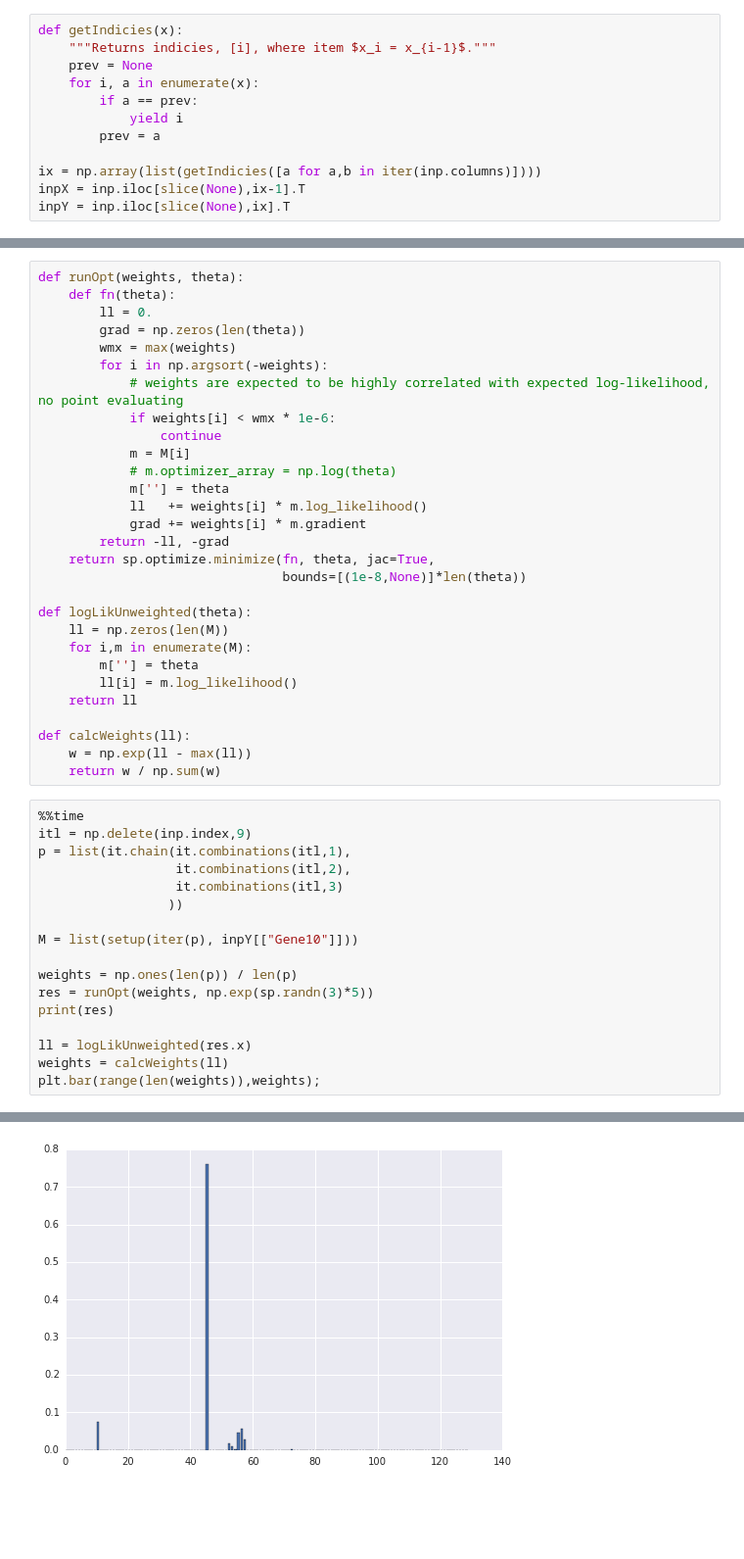
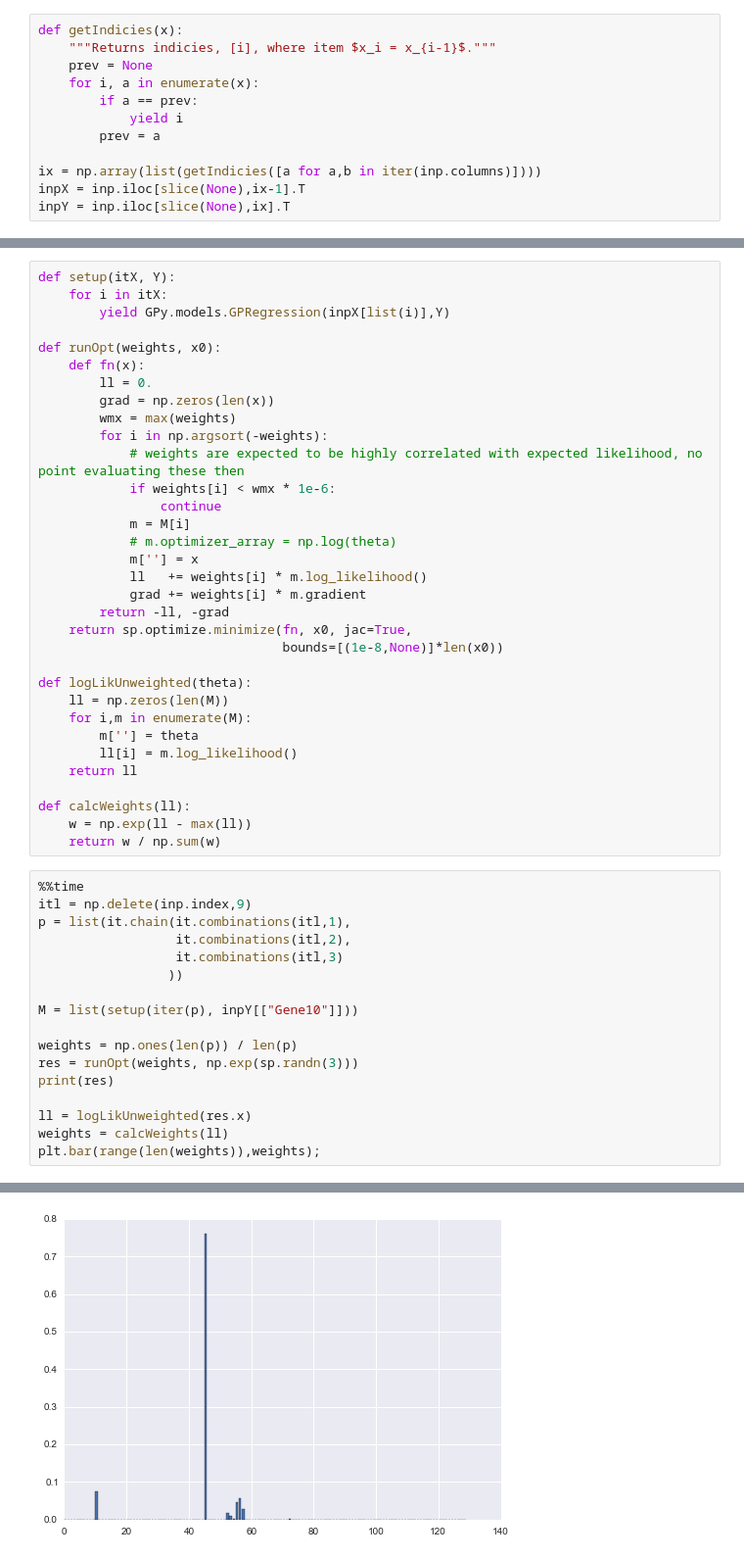
Before and after one commit to smason/ip2, a Jupyter notebook: csi.ipynb, the cells around one changed output, grey strips where cells are left out. Shown at 98% size. Cells and saved outputs as stored; diff of their text form; blank space fills up the shorter version.

```diff
--- a/csi.ipynb
+++ b/csi.ipynb
@@ -83,21 +75,25 @@ def optimise(it):
 # %%
-def runOpt(weights, theta):
-    def fn(theta):
+def setup(itX, Y):
+    for i in itX:
+        yield GPy.models.GPRegression(inpX[list(i)],Y)
+
+def runOpt(weights, x0):
+    def fn(x):
         ll = 0.
-        grad = np.zeros(len(theta))
+        grad = np.zeros(len(x))
         wmx = max(weights)
         for i in np.argsort(-weights):
-            # weights are expected to be highly correlated with expected log-likelihood, no point evaluating
+            # weights are expected to be highly correlated with expected likelihood, no point evaluating these then
             if weights[i] < wmx * 1e-6:
                 continue
             m = M[i]
             # m.optimizer_array = np.log(theta)
-            m[''] = theta
+            m[''] = x
             ll   += weights[i] * m.log_likelihood()
             grad += weights[i] * m.gradient
         return -ll, -grad
-    return sp.optimize.minimize(fn, theta, jac=True,
-                                bounds=[(1e-8,None)]*len(theta))
+    return sp.optimize.minimize(fn, x0, jac=True,
+                                bounds=[(1e-8,None)]*len(x0))
 
 def logLikUnweighted(theta):
     ll = np.zeros(len(M))
@@ -120,7 +116,7 @@ p = list(it.chain(it.combinations(itl,1),
 M = list(setup(iter(p), inpY[["Gene10"]]))
 
 weights = np.ones(len(p)) / len(p)
-res = runOpt(weights, np.exp(sp.randn(3)*5))
+res = runOpt(weights, np.exp(sp.randn(3)))
 print(res)
 
 ll = logLikUnweighted(res.x)
@@ -140,4 +136,4 @@ Wall time: 41.4 s
-[figure, old version]
+[figure, new version]
 # %%
 %%time
 res = runOpt(weights, res.x)
```
Also changed, not shown: parts of 6 cells of this notebook, 1 other file.
